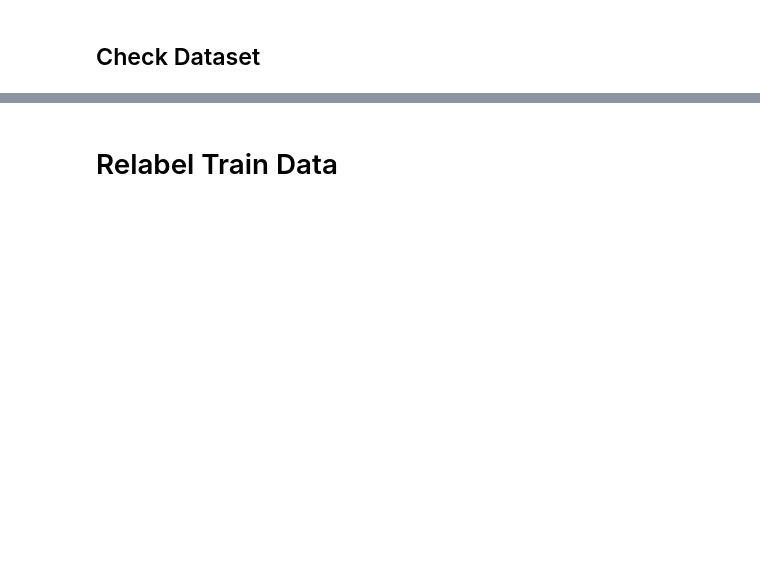
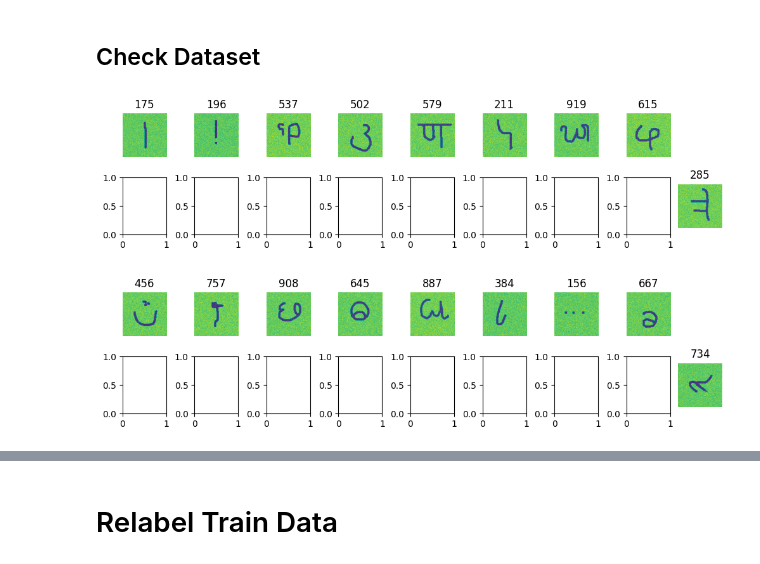
Before and after one commit to chanb/jaxl, a Jupyter notebook: scripts/icl/omniglot/evaluate_icl.ipynb, the cells around one changed output, grey strips where cells are left out. Drawn from its saved outputs; the diff is of its cells as text; code cells hidden in the pictures; blank space fills up the shorter version.

```diff
--- a/scripts/icl/omniglot/evaluate_icl.ipynb
+++ b/scripts/icl/omniglot/evaluate_icl.ipynb
@@ -97,7 +69,6 @@ p_bursty = 0.5
 # Experiment Configuration
 # %%
 config_dict, config = load_config(learner_path)
-config_dict["learner_config"]["dataset_config"]["dataset_kwargs"]["task_config"]["p_bursty"] = p_bursty
 fixed_length = config.learner_config.dataset_config.dataset_wrapper.type in ["FixedLengthContextDataset"]
 # %%
 config
@@ -272,8 +276,9 @@ in_dist_test_config_dict = copy.deepcopy(
     config_dict["learner_config"]["dataset_config"]
 )
 in_dist_test_config_dict["dataset_kwargs"]["num_sequences"] = num_in_dist_test_tasks
-in_dist_test_config_dict["dataset_kwargs"]["task_config"]["augmentation"] = True
-in_dist_test_config_dict["dataset_kwargs"]["task_config"]["noise_scale"] = 0.1
+in_dist_test_config_dict["dataset_kwargs"]["task_config"]["p_bursty"] = 0.0
+# in_dist_test_config_dict["dataset_kwargs"]["task_config"]["augmentation"] = True
+# in_dist_test_config_dict["dataset_kwargs"]["task_config"]["noise_scale"] = 0.1
 in_dist_test_config = parse_dict(in_dist_test_config_dict)
 # %%
 in_dist_test_dataset = get_dataset(
@@ -285,30 +293,33 @@ in_dist_test_dataset = get_dataset(
 # %%
 check = True
 if check:
     for task_i in range(2):
         ci, co, q, l = in_dist_test_dataset[
             task_i * num_samples_per_task + num_samples_per_task - 1
         ]
 
         nrows = 2
         ncols = 8
         fig, axes = plt.subplots(
             nrows,
             ncols + 1,
             figsize=set_size(doc_width_pt, 0.95, (nrows, ncols), False),
             layout="constrained",
         )
 
         for idx, (img, label) in enumerate(zip(ci, co)):
-            axes[idx // ncols, idx % ncols].imshow(img[0])
+            axes[idx // ncols, idx % ncols].imshow(img)
             axes[idx // ncols, idx % ncols].set_title(np.argmax(label))
             axes[idx // ncols, idx % ncols].axis('off')
         axes[0, -1].axis('off')
         axes[1, -1].axis('off')
-        axes[1, -1].imshow(q[0, 0])
+        axes[1, -1].imshow(q[0])
         axes[1, -1].set_title(np.argmax(l, axis=-1))
         plt.show()
         plt.close()
+# %% [output]
+[figure, added]
+[figure, added]
 # %%
 in_dist_test_loader = DataLoader(
     in_dist_test_dataset,
```
Also changed, not shown: parts of 26 cells of this notebook, 12 other files.
